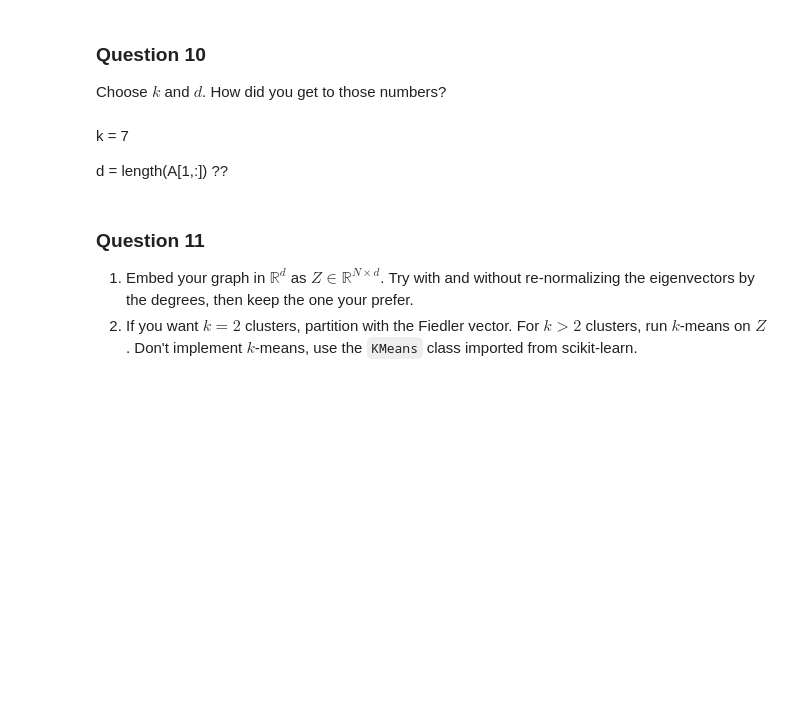
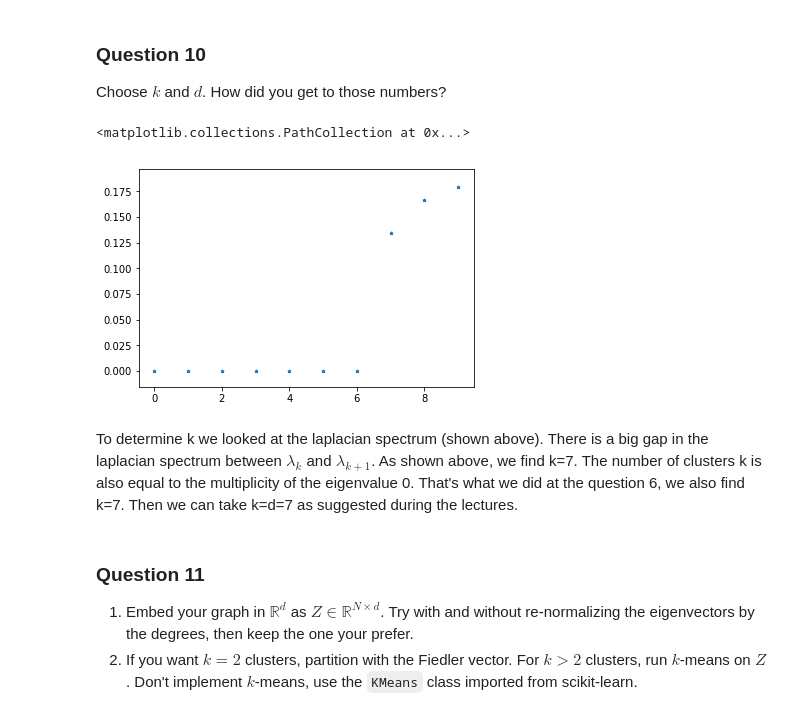
Before and after one commit to weberjoe/NTDS-MS-1-Route2-911, a Jupyter notebook: MS_3/3_spectral_graph_theory.ipynb, the cells around one changed output. Cells and saved outputs as stored; diff of their text form; code cells hidden in the pictures; blank space fills up the shorter version.

Commit message:
question 15 and question 10 justifications

```diff
--- a/MS_3/3_spectral_graph_theory.ipynb
+++ b/MS_3/3_spectral_graph_theory.ipynb
@@ -253,10 +256,15 @@ The method associates a feature vector $z_i \in \mathbb{R}^d$ to every node $v_i
 ### Question 10
 
 Choose $k$ and $d$. How did you get to those numbers?
-# %% [markdown]
-k = 7
-
-d = length(A[1,:]) ??
+# %%
+rg = range(len(eigenvalues))
+plt.scatter(rg[:10], eigenvalues[:10], marker='*', s=10)
+# %% [output]
+<matplotlib.collections.PathCollection at 0x...>
+[figure, added]
+# %% [markdown]
+To determine k we looked at the laplacian spectrum (shown above). There is a big gap in the laplacian spectrum between $\lambda_k$ and $\lambda_{k+1}$. As shown above, we find k=7. The number of clusters k is also equal to the multiplicity of the eigenvalue 0. That's what we did at the question 6, we also find k=7.
+Then we can take k=d=7 as suggested during the lectures.
 # %% [markdown]
 ### Question 11
 
```
Also changed, not shown: parts of 8 cells of this notebook.
